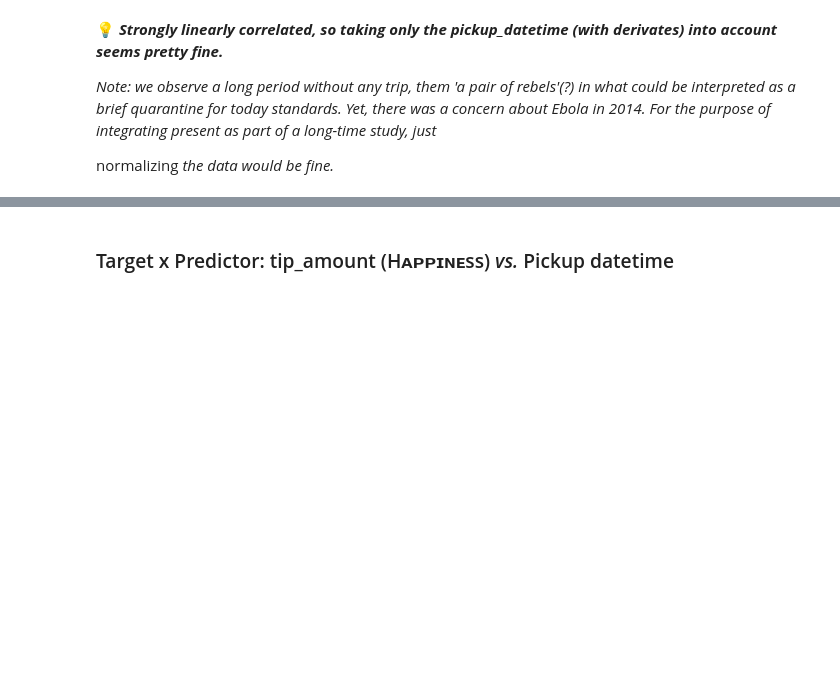
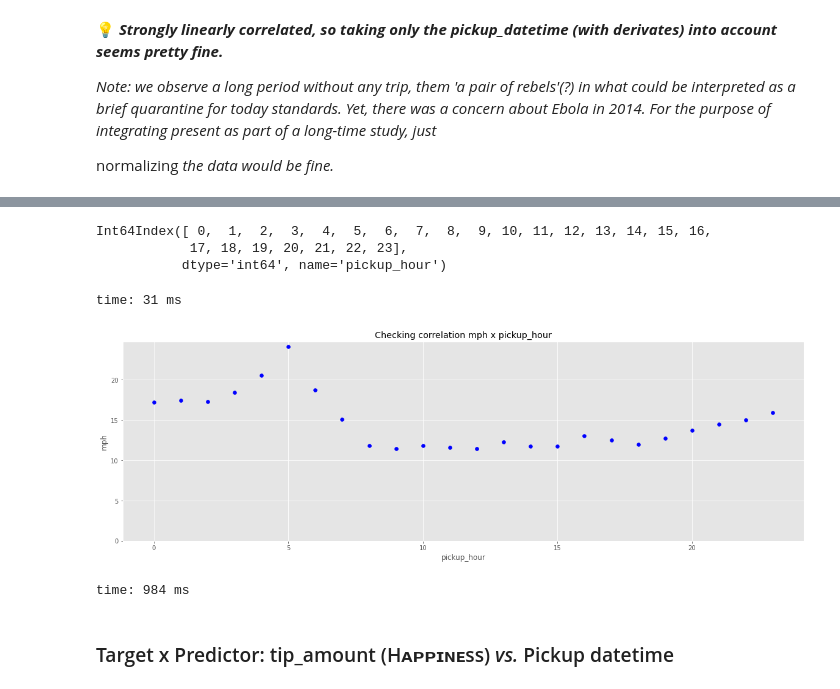
Before and after one commit to isis-santos-costa/99_Challenge, a Jupyter notebook: 99__EDA.ipynb, the cells around one changed output, grey strips where cells are left out. Cells and saved outputs as stored; diff of their text form; code cells hidden in the pictures; blank space fills up the shorter version.

```diff
--- a/99__EDA.ipynb
+++ b/99__EDA.ipynb
@@ -651,3 +732,28 @@ time: 31.2 s
+# %%
+df_avg_mph.index
+# %% [output]
+Int64Index([ 0,  1,  2,  3,  4,  5,  6,  7,  8,  9, 10, 11, 12, 13, 14, 15, 16,
+            17, 18, 19, 20, 21, 22, 23],
+           dtype='int64', name='pickup_hour')
+time: 31 ms
+# %%
+# Checking correlation Avg(Speed) x Hour
+
+df_avg_mph = df[['pickup_hour','mph']].groupby(['pickup_hour']).mean()
+
+x, y = df_avg_mph.index, df_avg_mph['mph']
+
+plt.figure(figsize=(20, 6))
+plt.scatter(x, y, c='blue')
+plt.title('Checking correlation '+ y.name + ' x '+ x.name)
+plt.xlabel(x.name)
+plt.ylabel(y.name)
+plt.ylim(ymin=0)
+
+plt.show()
+# %% [output]
+[figure, added]
+time: 984 ms
 # %% [markdown]
 ### Target x Predictor: tip_amount (Hᴀᴘᴘɪɴᴇss) <i>vs.</i> Pickup datetime
 # %%
```
Also changed, not shown: parts of 98 cells of this notebook.
